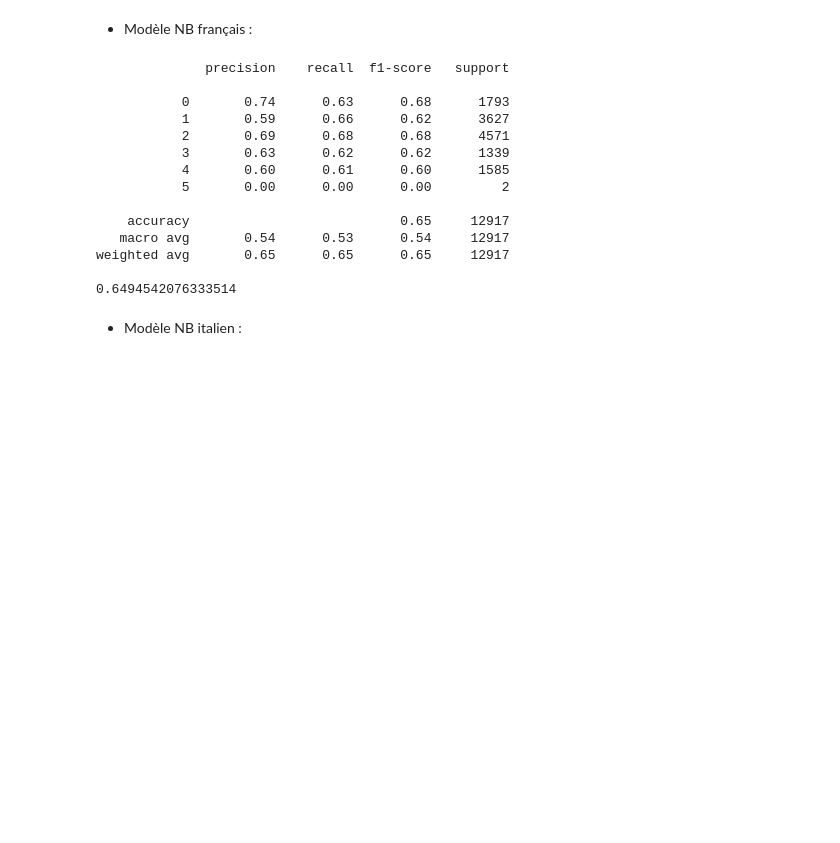
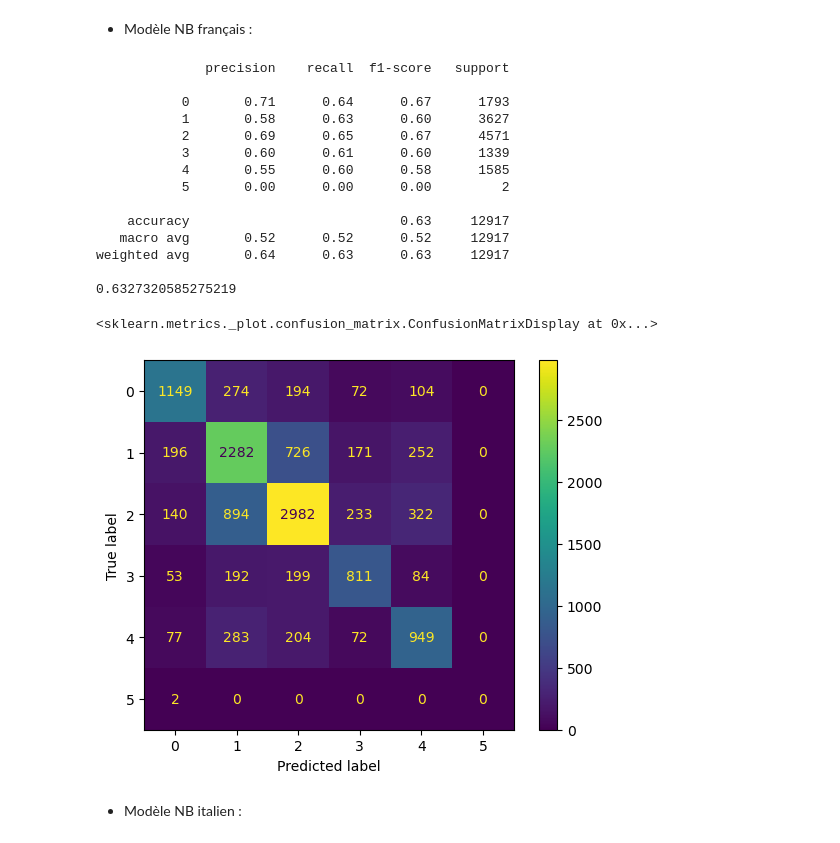
Before and after one commit to jmasSN/deft_2009, a Jupyter notebook: Codes/extract_main_final.ipynb, the cells around one changed output. Drawn from its saved outputs; the diff is of its cells as text; code cells hidden in the pictures; blank space fills up the shorter version.

```diff
--- a/Codes/extract_main_final.ipynb
+++ b/Codes/extract_main_final.ipynb
@@ -519,0 +549,10 @@ ConfusionMatrixDisplay(confusion_matrix=cm_it).plot()
+# %%
+#Pour le français
+
+MNB = MultinomialNB()
+MNB.fit(X_train_fr, y_train_fr)
+
+y_pred = MNB.predict(X_test_fr)
+
+print(classification_report(y_test_fr, y_pred))
+print(MNB.score(X_test_fr, y_test_fr))
@@ -588,18 +676,25 @@ print(MNB.score(X_test_fr, y_test_fr))
 # %% [output]
               precision    recall  f1-score   support
 
-           0       0.74      0.63      0.68      1793
-           1       0.59      0.66      0.62      3627
-           2       0.69      0.68      0.68      4571
-           3       0.63      0.62      0.62      1339
-           4       0.60      0.61      0.60      1585
+           0       0.71      0.64      0.67      1793
+           1       0.58      0.63      0.60      3627
+           2       0.69      0.65      0.67      4571
+           3       0.60      0.61      0.60      1339
+           4       0.55      0.60      0.58      1585
            5       0.00      0.00      0.00         2
 
-    accuracy                           0.65     12917
-   macro avg       0.54      0.53      0.54     12917
-weighted avg       0.65      0.65      0.65     12917
+    accuracy                           0.63     12917
+   macro avg       0.52      0.52      0.52     12917
+weighted avg       0.64      0.63      0.63     12917
 
-0.6494542076333514
+0.6327320585275219
+# %%
+cm_fr = confusion_matrix(y_test_fr, y_pred)
+
+ConfusionMatrixDisplay(confusion_matrix=cm_fr).plot()
+# %% [output]
+<sklearn.metrics._plot.confusion_matrix.ConfusionMatrixDisplay at 0x...>
+[figure, added]
 # %% [markdown]
 - Modèle NB italien :
 # %%
```
Also changed, not shown: parts of 14 cells of this notebook.
